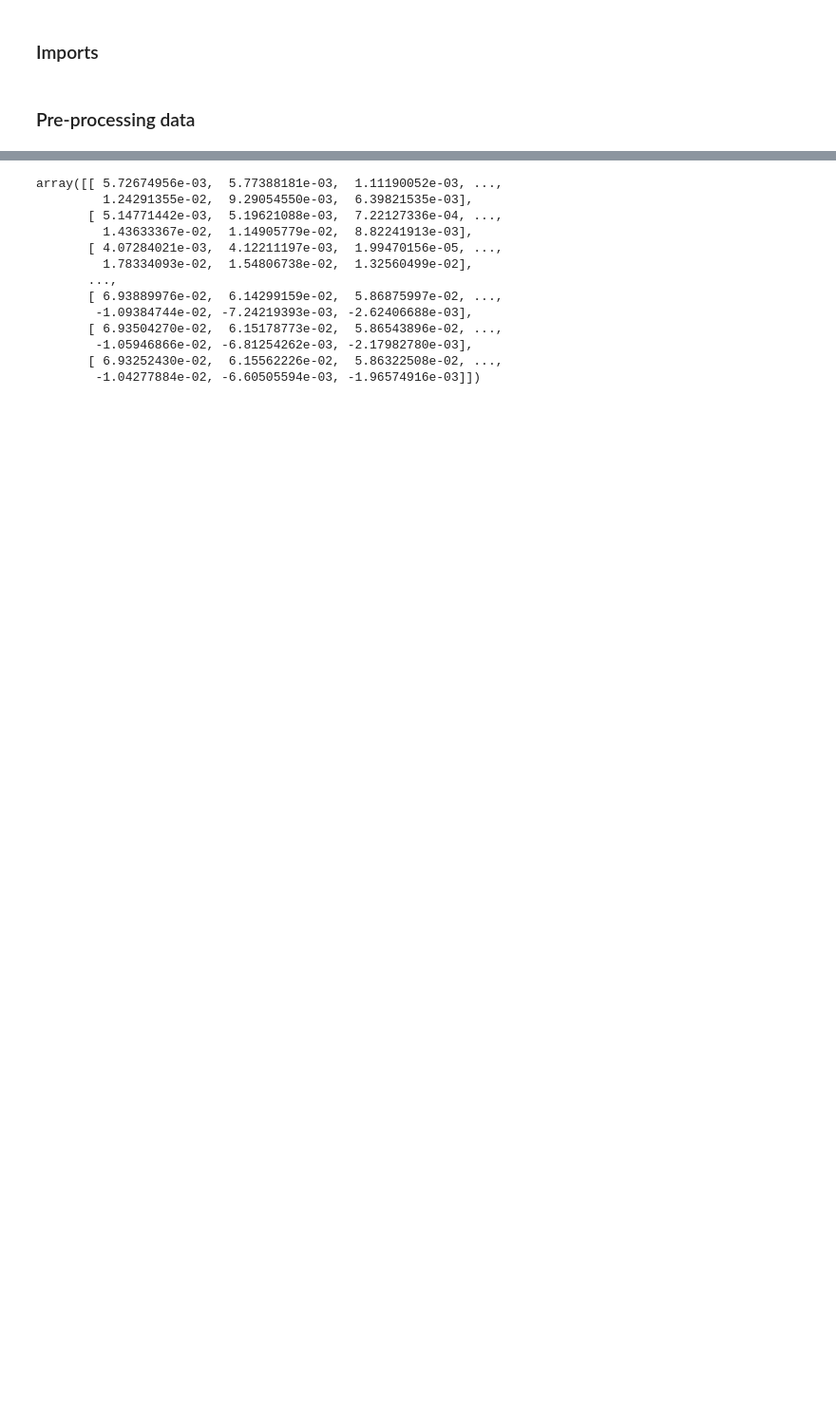
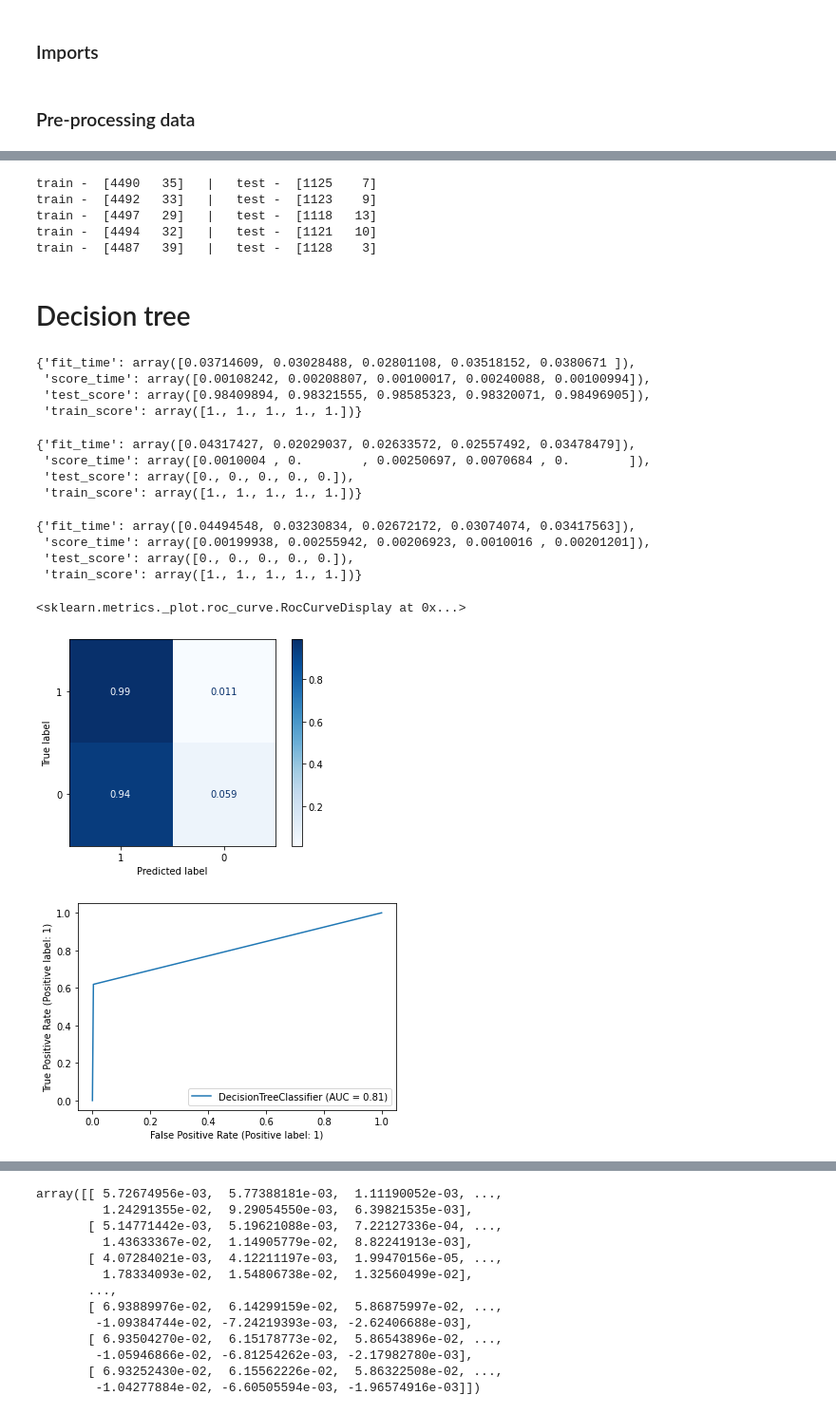
Before and after one commit to ridha-mm/comp-astro, a Jupyter notebook: pca-decision/decision-trees.ipynb, the cells around one changed output, grey strips where cells are left out. Shown: that part at 95% size. Saved outputs shown, nothing was run; the diff lists cells and outputs as text; code cells hidden in the pictures; blank space fills up the shorter version.

Commit message:
pca-decision initial commit

```diff
--- a/pca-decision/decision-trees.ipynb
+++ b/pca-decision/decision-trees.ipynb
@@ -81,0 +58,7 @@ plt.colorbar();
+# %%
+# pca fit
+
+pca = PCA(n_components=13)
+lc_pca = pca.fit_transform(lc_ft)
+lc_pca = pd.DataFrame(lc_pca)
+lc_pca.head()
@@ -81,0 +72,60 @@ plt.colorbar();
+# %%
+# k-fold cross validation for imbalanced dataset
+
+cv = KFold(shuffle = True, n_splits = 5, random_state=5)
+
+for train, test in cv.split(lc_pca, targets):
+    print('train -  {}   |   test -  {}'.format(
+    np.bincount(targets.loc[train]), np.bincount(targets.loc[test])))
+# %% [output]
+train -  [4490   35]   |   test -  [1125    7]
+train -  [4492   33]   |   test -  [1123    9]
+train -  [4497   29]   |   test -  [1118   13]
+train -  [4494   32]   |   test -  [1121   10]
+train -  [4487   39]   |   test -  [1128    3]
+# %% [markdown]
+# Decision tree
+# %%
+cross_validate(model1, lc_pca, targets, cv = cv, scoring = 'accuracy', return_train_score = True)
+# %% [output]
+{'fit_time': array([0.03714609, 0.03028488, 0.02801108, 0.03518152, 0.0380671 ]),
+ 'score_time': array([0.00108242, 0.00208807, 0.00100017, 0.00240088, 0.00100994]),
+ 'test_score': array([0.98409894, 0.98321555, 0.98585323, 0.98320071, 0.98496905]),
+ 'train_score': array([1., 1., 1., 1., 1.])}
+# %%
+model1 = DecisionTreeClassifier(random_state=5)
+
+cross_validate(model1, lc_pca, targets, cv = cv, scoring = 'precision', return_train_score = True)
+# %% [output]
+{'fit_time': array([0.04317427, 0.02029037, 0.02633572, 0.02557492, 0.03478479]),
+ 'score_time': array([0.0010004 , 0.        , 0.00250697, 0.0070684 , 0.        ]),
+ 'test_score': array([0., 0., 0., 0., 0.]),
+ 'train_score': array([1., 1., 1., 1., 1.])}
+# %%
+model1 = DecisionTreeClassifier(random_state=5)
+
+cross_validate(model1, lc_pca, targets, cv = cv, scoring = 'recall', return_train_score = True)
+# %% [output]
+{'fit_time': array([0.04494548, 0.03230834, 0.02672172, 0.03074074, 0.03417563]),
+ 'score_time': array([0.00199938, 0.00255942, 0.00206923, 0.0010016 , 0.00201201]),
+ 'test_score': array([0., 0., 0., 0., 0.]),
+ 'train_score': array([1., 1., 1., 1., 1.])}
+# %%
+X_train, X_test, y_train, y_test = train_test_split(lc_pca, targets, test_size=0.30)
+
+model1.fit(X_train, y_train)
+
+ConfusionMatrixDisplay.from_estimator(
+    model1,
+    X_test,
+    y_test,
+    display_labels=[1,0],
+    cmap=plt.cm.Blues,
+    normalize='true',
+)
+
+RocCurveDisplay.from_estimator(model1, lc_pca, targets)
+# %% [output]
+<sklearn.metrics._plot.roc_curve.RocCurveDisplay at 0x...>
+[figure, added]
+[figure, added]
```
Also changed, not shown: parts of 20 cells of this notebook.
